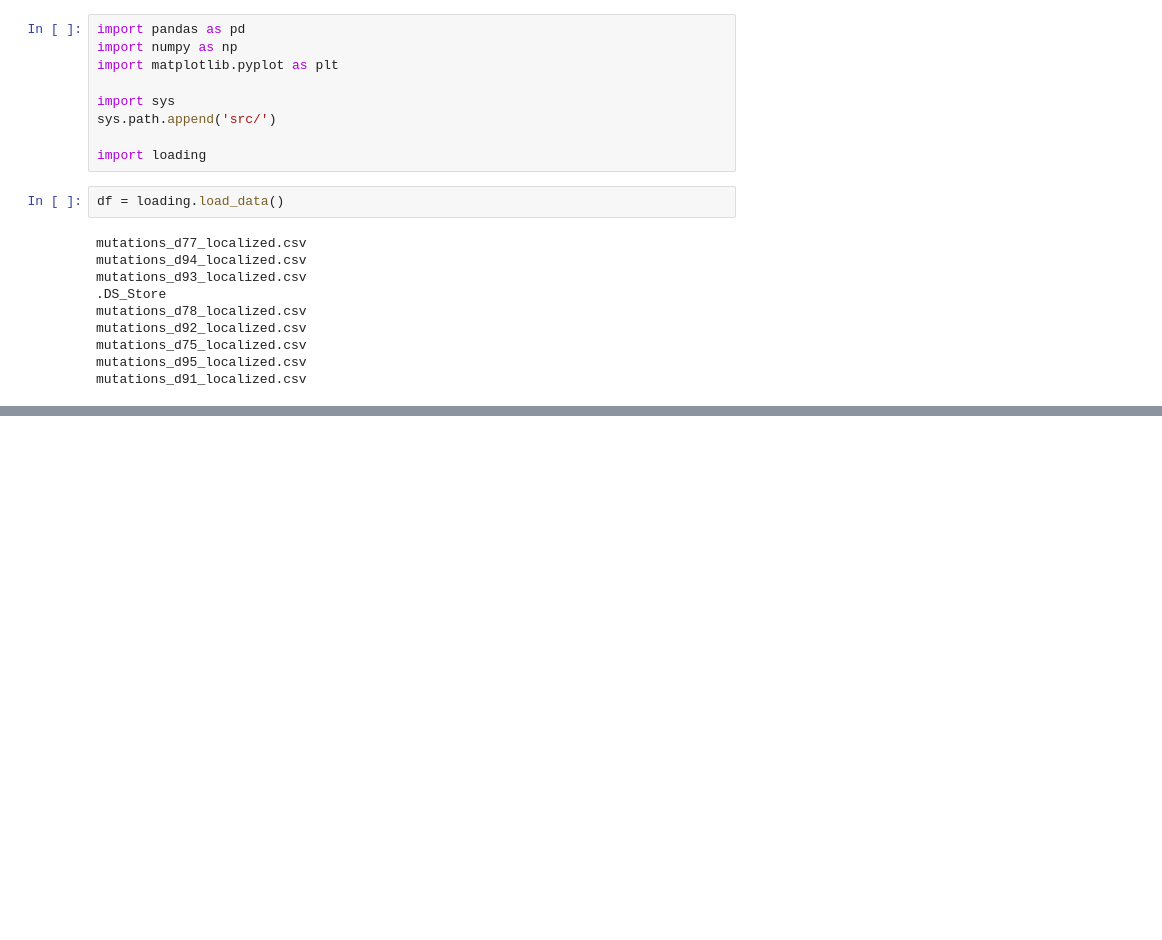
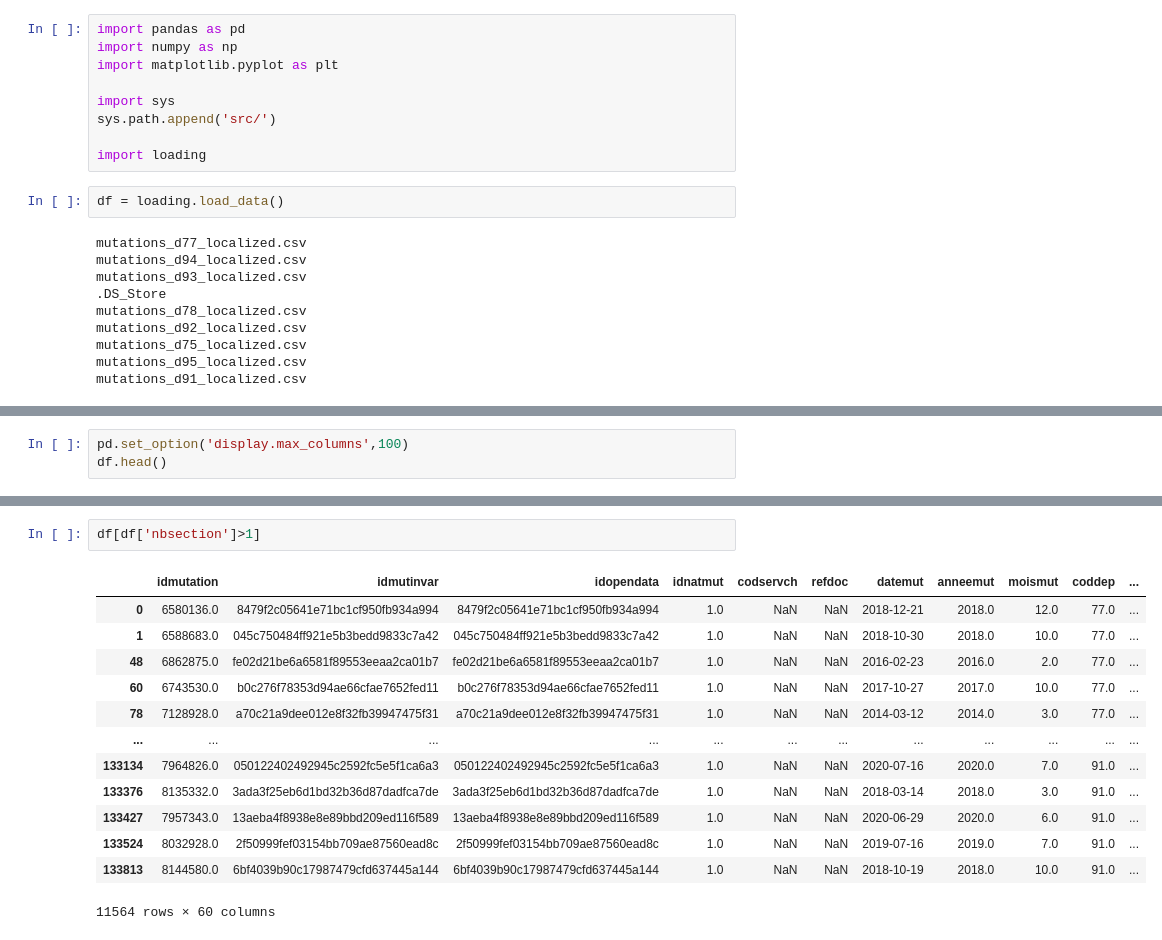
Before and after one commit to alexis-violeau/Augmented-Proposal---Challenge-Eleven, a Jupyter notebook: notebook_test.ipynb, the cells around one changed output, grey strips where cells are left out. Cells and saved outputs as stored; diff of their text form; blank space fills up the shorter version.

```diff
--- a/notebook_test.ipynb
+++ b/notebook_test.ipynb
@@ -42,0 +33,3 @@ Index(['idmutation', 'idmutinvar', 'idopendata', 'idnatmut', 'codservch',
+# %%
+pd.set_option('display.max_columns',100)
+df.head()
@@ -42,0 +43,16 @@ Index(['idmutation', 'idmutinvar', 'idopendata', 'idnatmut', 'codservch',
+# %%
+df[df['nbsection']>1]
+# %% [output]
+|  | idmutation | idmutinvar | idopendata | idnatmut | codservch | refdoc | datemut | anneemut | moismut | coddep | ... |
+| 0 | 6580136.0 | 8479f2c05641e71bc1cf950fb934a994 | 8479f2c05641e71bc1cf950fb934a994 | 1.0 | NaN | NaN | 2018-12-21 | 2018.0 | 12.0 | 77.0 | ... |
+| 1 | 6588683.0 | 045c750484ff921e5b3bedd9833c7a42 | 045c750484ff921e5b3bedd9833c7a42 | 1.0 | NaN | NaN | 2018-10-30 | 2018.0 | 10.0 | 77.0 | ... |
+| 48 | 6862875.0 | fe02d21be6a6581f89553eeaa2ca01b7 | fe02d21be6a6581f89553eeaa2ca01b7 | 1.0 | NaN | NaN | 2016-02-23 | 2016.0 | 2.0 | 77.0 | ... |
+| 60 | 6743530.0 | b0c276f78353d94ae66cfae7652fed11 | b0c276f78353d94ae66cfae7652fed11 | 1.0 | NaN | NaN | 2017-10-27 | 2017.0 | 10.0 | 77.0 | ... |
+| 78 | 7128928.0 | a70c21a9dee012e8f32fb39947475f31 | a70c21a9dee012e8f32fb39947475f31 | 1.0 | NaN | NaN | 2014-03-12 | 2014.0 | 3.0 | 77.0 | ... |
+| ... | ... | ... | ... | ... | ... | ... | ... | ... | ... | ... | ... |
+| 133134 | 7964826.0 | 050122402492945c2592fc5e5f1ca6a3 | 050122402492945c2592fc5e5f1ca6a3 | 1.0 | NaN | NaN | 2020-07-16 | 2020.0 | 7.0 | 91.0 | ... |
+| 133376 | 8135332.0 | 3ada3f25eb6d1bd32b36d87dadfca7de | 3ada3f25eb6d1bd32b36d87dadfca7de | 1.0 | NaN | NaN | 2018-03-14 | 2018.0 | 3.0 | 91.0 | ... |
+| 133427 | 7957343.0 | 13aeba4f8938e8e89bbd209ed116f589 | 13aeba4f8938e8e89bbd209ed116f589 | 1.0 | NaN | NaN | 2020-06-29 | 2020.0 | 6.0 | 91.0 | ... |
+| 133524 | 8032928.0 | 2f50999fef03154bb709ae87560ead8c | 2f50999fef03154bb709ae87560ead8c | 1.0 | NaN | NaN | 2019-07-16 | 2019.0 | 7.0 | 91.0 | ... |
+| 133813 | 8144580.0 | 6bf4039b90c17987479cfd637445a144 | 6bf4039b90c17987479cfd637445a144 | 1.0 | NaN | NaN | 2018-10-19 | 2018.0 | 10.0 | 91.0 | ... |
+11564 rows × 60 columns
```
Also changed, not shown: parts of 5 cells of this notebook, 1 other file.
